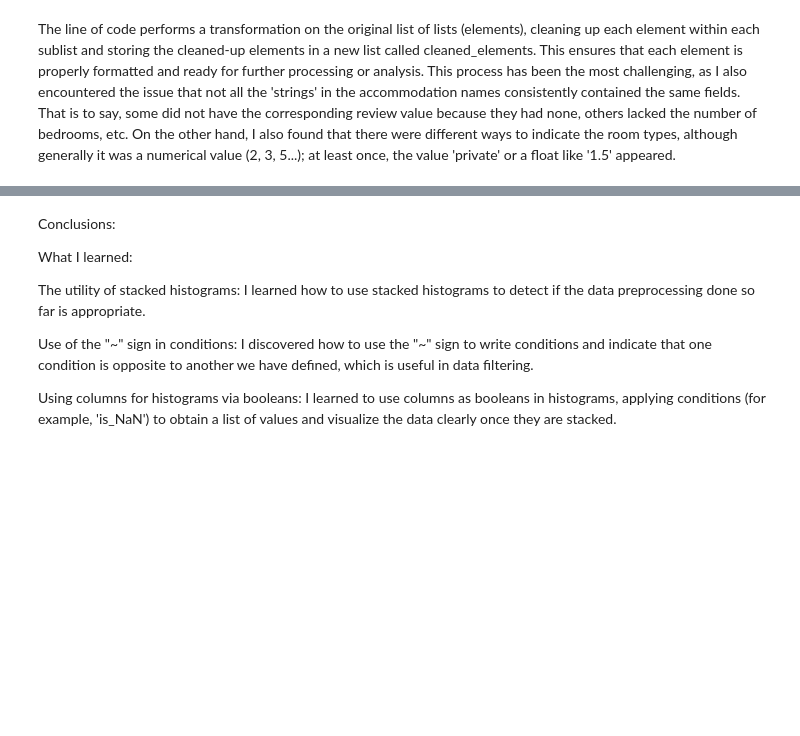
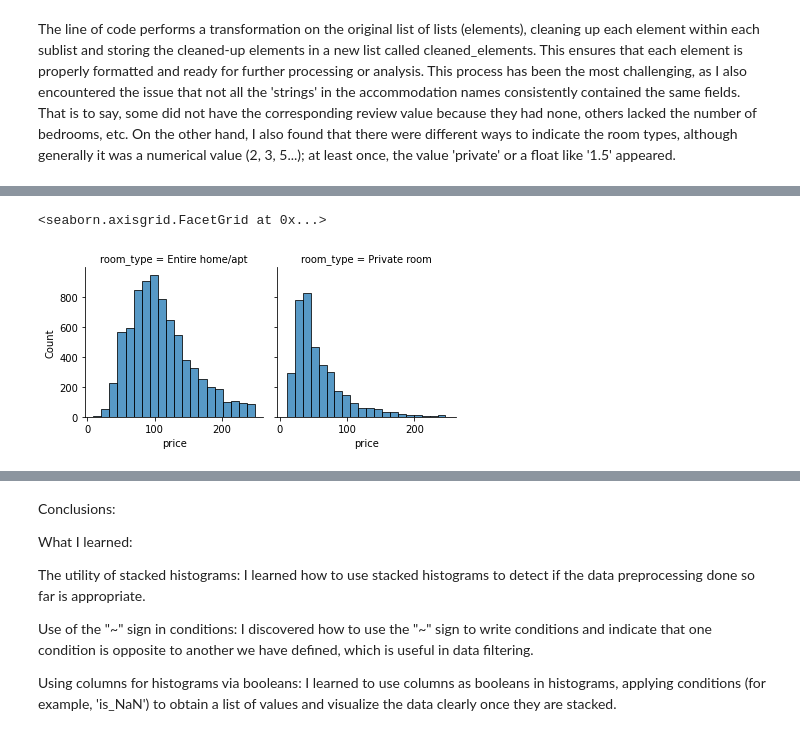
Before and after one commit to lsabe1/milestone3, a Jupyter notebook: milestone_3.ipynb, the cells around one changed output, grey strips where cells are left out. Cells and saved outputs as stored; diff of their text form; code cells hidden in the pictures; blank space fills up the shorter version.

```diff
--- a/milestone_3.ipynb
+++ b/milestone_3.ipynb
@@ -70,6 +68,8 @@ I had to decide whether to discard rows with 'NaNs' in the price column, and in
 Another issue with this dataframe is the number of outliers and the exorbitant prices they reflect. For instance, we encounter a price exceeding 50k per night for accommodation in the Guinardó area. Not only is the price striking, but we can also affirm that it is an error when we further confirm that this neighborhood is completely outside both the affluent area ('Upper Diagonal') and the central area of Barcelona. In this histogram, I have also tried to provide a comprehensible visualization of how many values truly fall into the upper bound and which ones I have accumulated by choice at this point (meaning all outliers are concentrated in the upper bound). As we observe, we are also accumulating a large number of values, which may lead to result errors and consequently errors in the subsequent interpretation of the obtained data. Therefore, I have also decided to do away with the values corresponding to the outliers.
 
 As I was gathering more information on Airbnb, I noticed that some owners list their rooms with extremely high prices so no one will book them, in order to avoid having to take down the listing. That could also be a plausible exaplanation for outliers.
+# %%
+airbnb_data = df.copy()
 # %%
 airbnb_data.drop('license', axis=1, inplace=True)
 airbnb_data.dropna(axis = 0,how='any', subset=['last_review', 'reviews_per_month'],
@@ -143,0 +164,6 @@ The line of code performs a transformation on the original list of lists (elemen
+# %%
+g = sns.FacetGrid(data=airbnb_data[airbnb_data['room_type'].isin(['Entire home/apt', 'Private room'])], col="room_type",col_wrap=2)
+g.map(sns.histplot, 'price', bins = 20)
+# %% [output]
+<seaborn.axisgrid.FacetGrid at 0x...>
+[figure, added]
```
Also changed, not shown: parts of 13 cells of this notebook.
